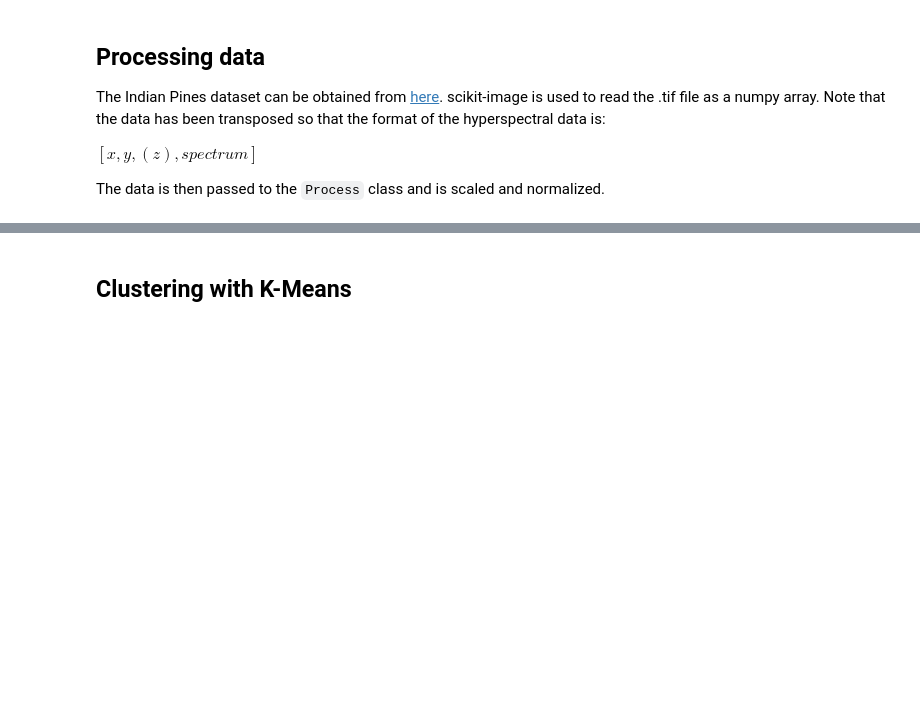
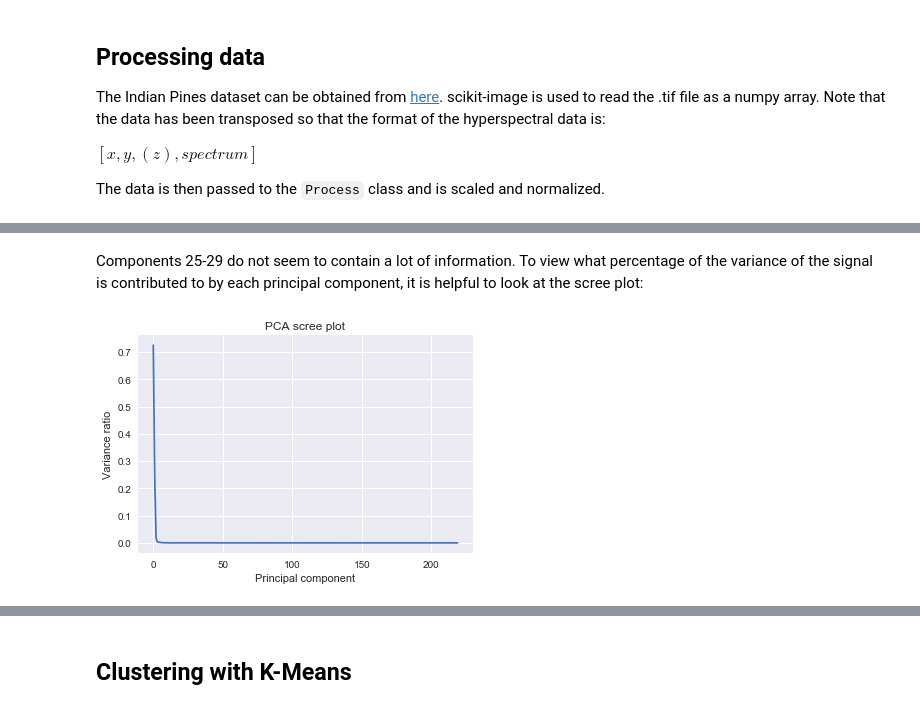
Before and after one commit to priyankshah7/hypers, a Jupyter notebook: examples/indian_pines.ipynb, the cells around one changed output, grey strips where cells are left out. Drawn from its saved outputs; the diff is of its cells as text; code cells hidden in the pictures; blank space fills up the shorter version.

```diff
--- a/examples/indian_pines.ipynb
+++ b/examples/indian_pines.ipynb
@@ -47,0 +63,11 @@ Xd = mdl_pca.inverse_transform(n_components=30)
+# %% [markdown]
+Components 25-29 do not seem to contain a lot of information. To view what percentage of the variance of the signal is contributed to by each principal component, it is helpful to look at the scree plot:
+# %%
+plt.figure()
+plt.plot(X.scree())
+plt.xlabel('Principal component')
+plt.ylabel('Variance ratio')
+plt.title('PCA scree plot')
+plt.show()
+# %% [output]
+[figure, added]
```
Also changed, not shown: parts of 17 cells of this notebook.
